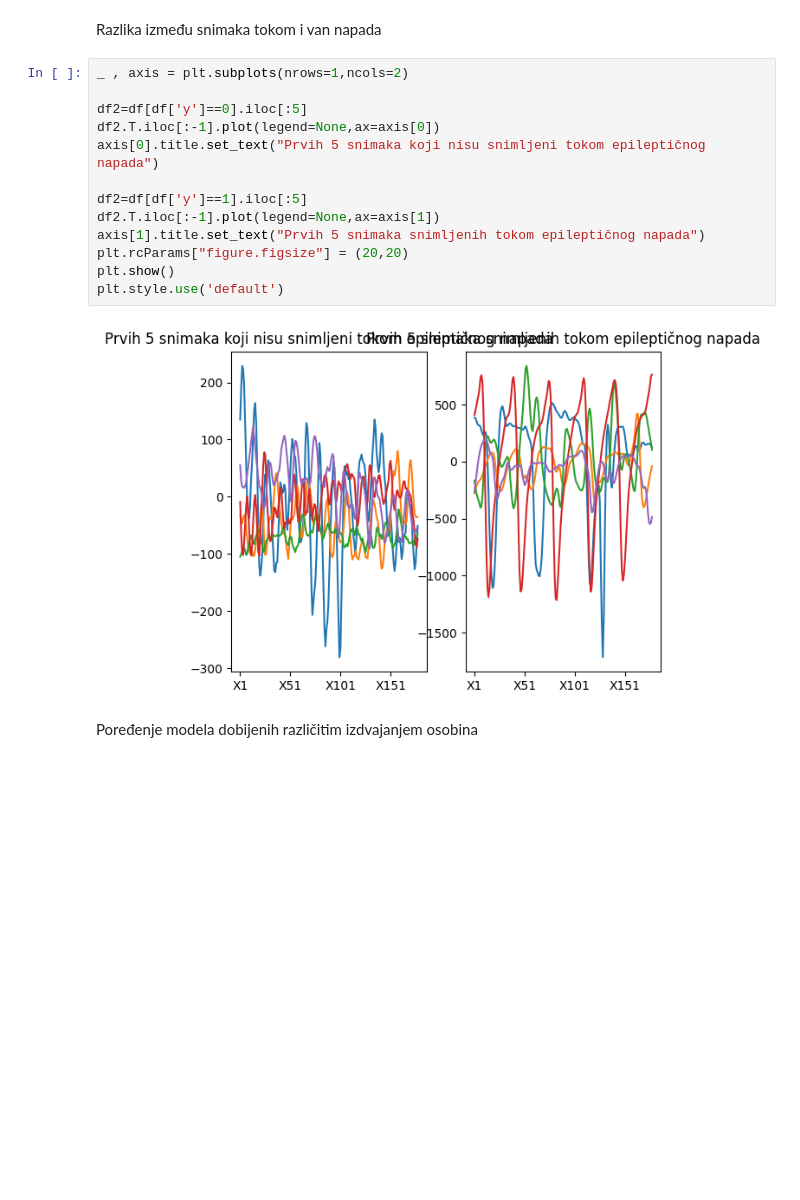
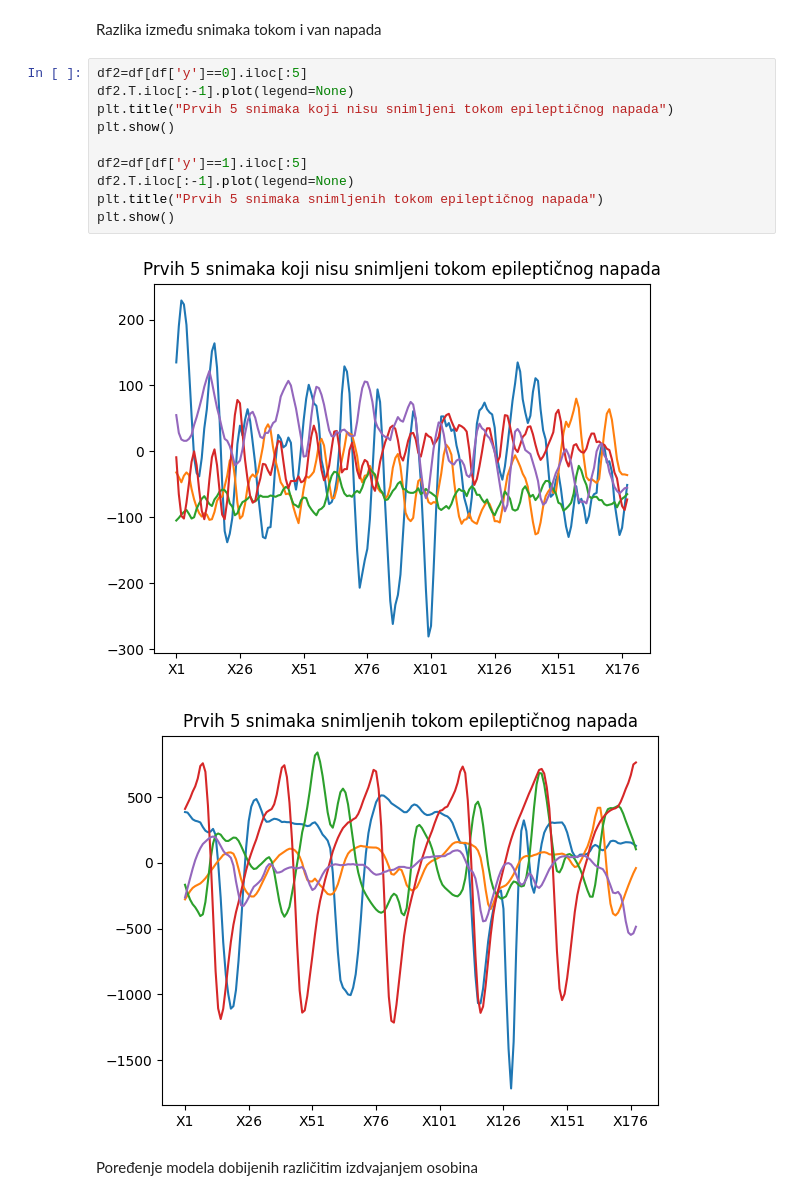
Before and after one commit to mijatkrivokapic/Epileptic-Seizure-Recognition, a Jupyter notebook: main.ipynb, the cells around one changed output. Saved outputs shown, nothing was run; the diff lists cells and outputs as text; blank space fills up the shorter version.

```diff
--- a/main.ipynb
+++ b/main.ipynb
@@ -33,20 +33,18 @@ df.head()
 # %% [markdown]
 Razlika između snimaka tokom i van napada
 # %%
-_ , axis = plt.subplots(nrows=1,ncols=2)
-
 df2=df[df['y']==0].iloc[:5]
-df2.T.iloc[:-1].plot(legend=None,ax=axis[0])
-axis[0].title.set_text("Prvih 5 snimaka koji nisu snimljeni tokom epileptičnog napada")
+df2.T.iloc[:-1].plot(legend=None)
+plt.title("Prvih 5 snimaka koji nisu snimljeni tokom epileptičnog napada")
+plt.show()
 
 df2=df[df['y']==1].iloc[:5]
-df2.T.iloc[:-1].plot(legend=None,ax=axis[1])
-axis[1].title.set_text("Prvih 5 snimaka snimljenih tokom epileptičnog napada")
-plt.rcParams["figure.figsize"] = (20,20)
+df2.T.iloc[:-1].plot(legend=None)
+plt.title("Prvih 5 snimaka snimljenih tokom epileptičnog napada")
 plt.show()
-plt.style.use('default')
 # %% [output]
-[figure, old version]
+[figure, new version]
+[figure, added]
 # %% [markdown]
 Poređenje modela dobijenih različitim izdvajanjem osobina
 # %% [markdown]
```
Also changed, not shown: parts of 7 cells of this notebook, 11 other files.
